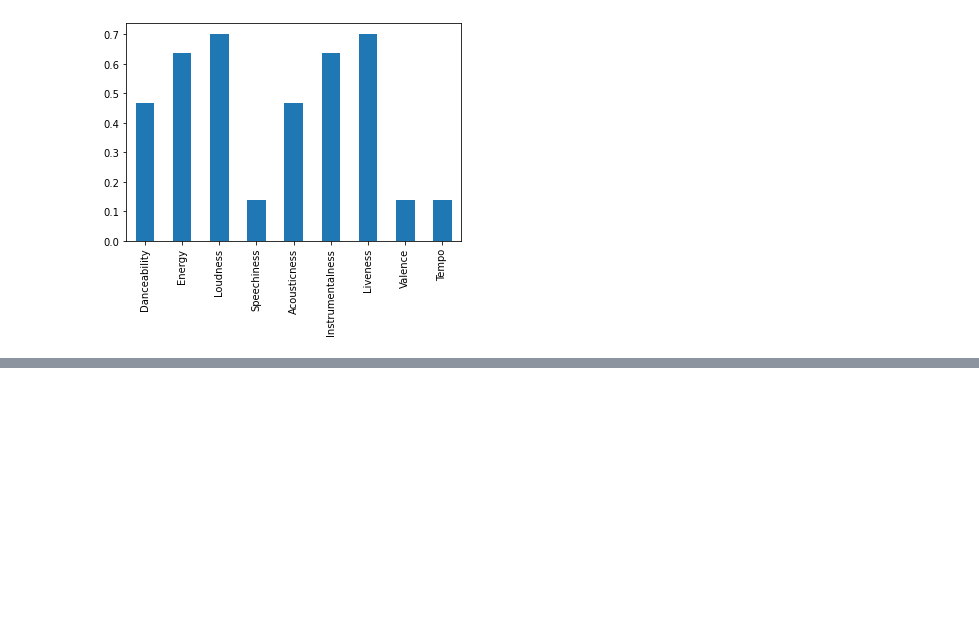
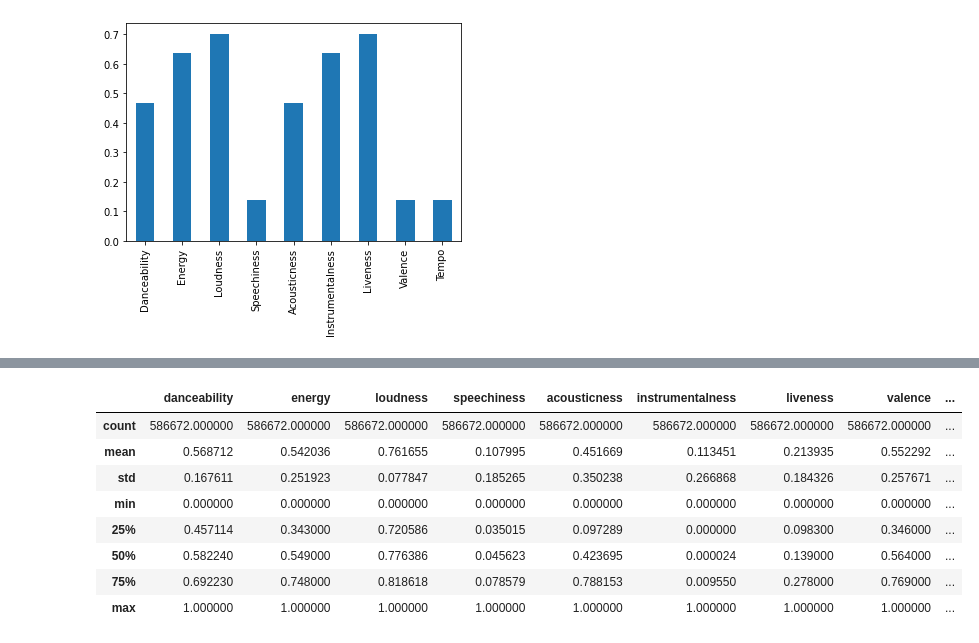
Before and after one commit to sozekmek/Spotify-Data---Custom-Recommendation-Engine, a Jupyter notebook: Script.ipynb, the cells around one changed output, grey strips where cells are left out. Saved outputs shown, nothing was run; the diff lists cells and outputs as text; code cells hidden in the pictures; blank space fills up the shorter version.

```diff
--- a/Script.ipynb
+++ b/Script.ipynb
@@ -281,0 +247,12 @@ mm_song_list_df.mean().plot.bar()
+# %%
+mm_tracks_df.describe()
+# %% [output]
+|  | danceability | energy | loudness | speechiness | acousticness | instrumentalness | liveness | valence | ... |
+| count | 586672.000000 | 586672.000000 | 586672.000000 | 586672.000000 | 586672.000000 | 586672.000000 | 586672.000000 | 586672.000000 | ... |
+| mean | 0.568712 | 0.542036 | 0.761655 | 0.107995 | 0.451669 | 0.113451 | 0.213935 | 0.552292 | ... |
+| std | 0.167611 | 0.251923 | 0.077847 | 0.185265 | 0.350238 | 0.266868 | 0.184326 | 0.257671 | ... |
+| min | 0.000000 | 0.000000 | 0.000000 | 0.000000 | 0.000000 | 0.000000 | 0.000000 | 0.000000 | ... |
+| 25% | 0.457114 | 0.343000 | 0.720586 | 0.035015 | 0.097289 | 0.000000 | 0.098300 | 0.346000 | ... |
+| 50% | 0.582240 | 0.549000 | 0.776386 | 0.045623 | 0.423695 | 0.000024 | 0.139000 | 0.564000 | ... |
+| 75% | 0.692230 | 0.748000 | 0.818618 | 0.078579 | 0.788153 | 0.009550 | 0.278000 | 0.769000 | ... |
+| max | 1.000000 | 1.000000 | 1.000000 | 1.000000 | 1.000000 | 1.000000 | 1.000000 | 1.000000 | ... |
```
Also changed, not shown: parts of 33 cells of this notebook.
